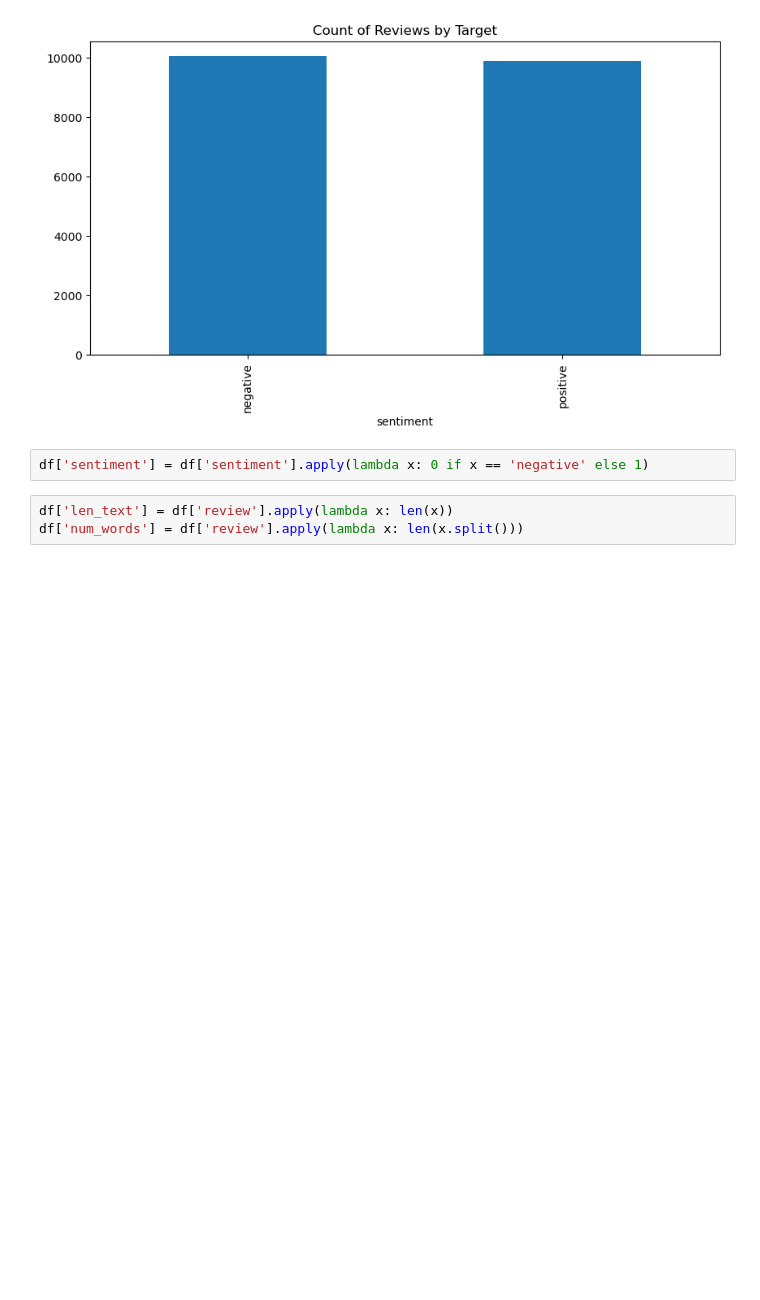
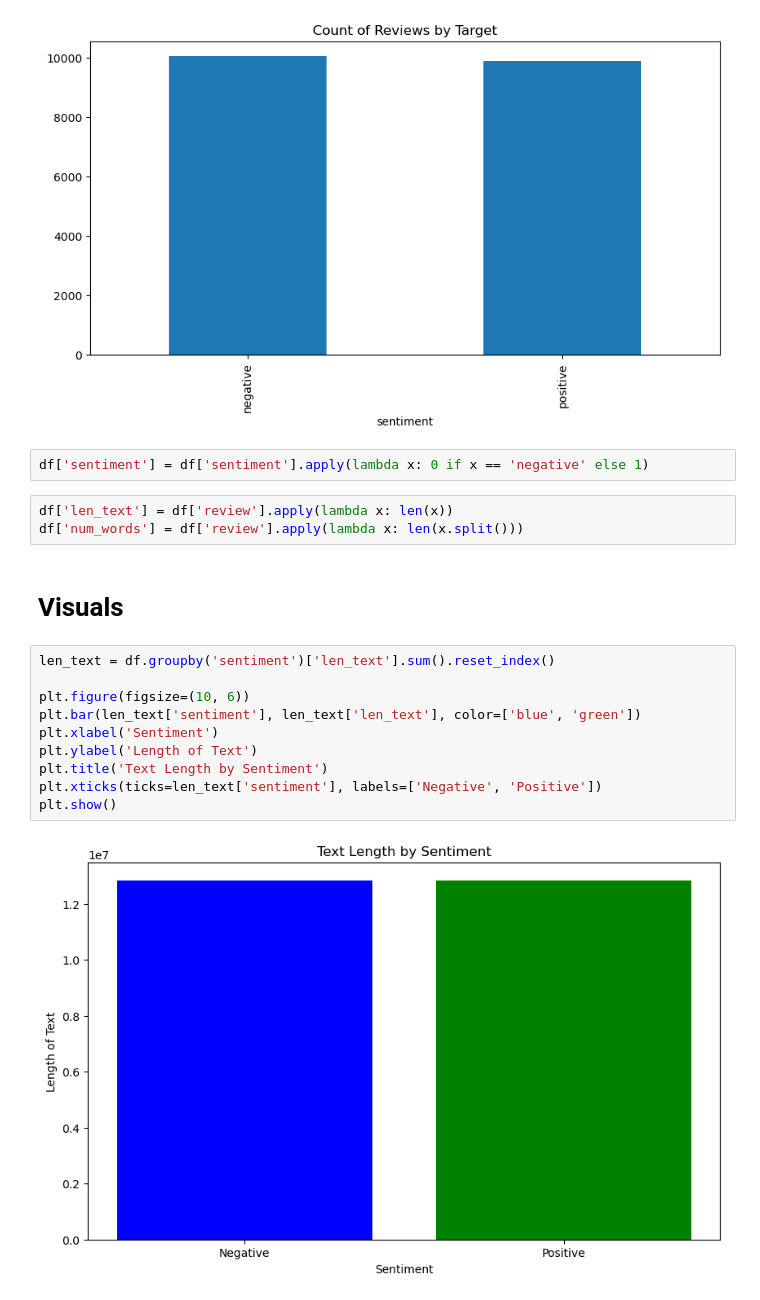
Before and after one commit to MaukanMir/IMDB-Sentiment-Analysis, a Jupyter notebook: training.ipynb, the cells around one changed output. Drawn from its saved outputs; the diff is of its cells as text; blank space fills up the shorter version.

```diff
--- a/training.ipynb
+++ b/training.ipynb
@@ -235,3 +235,17 @@ df['sentiment'] = df['sentiment'].apply(lambda x: 0 if x == 'negative' else 1)
 # %%
 df['len_text'] = df['review'].apply(lambda x: len(x))
 df['num_words'] = df['review'].apply(lambda x: len(x.split()))
+# %% [markdown]
+# Visuals
+# %%
+len_text = df.groupby('sentiment')['len_text'].sum().reset_index()
+
+plt.figure(figsize=(10, 6))
+plt.bar(len_text['sentiment'], len_text['len_text'], color=['blue', 'green'])
+plt.xlabel('Sentiment')
+plt.ylabel('Length of Text')
+plt.title('Text Length by Sentiment')
+plt.xticks(ticks=len_text['sentiment'], labels=['Negative', 'Positive'])
+plt.show()
+# %% [output]
+[figure, added]
```
Also changed, not shown: parts of 2 cells of this notebook.
